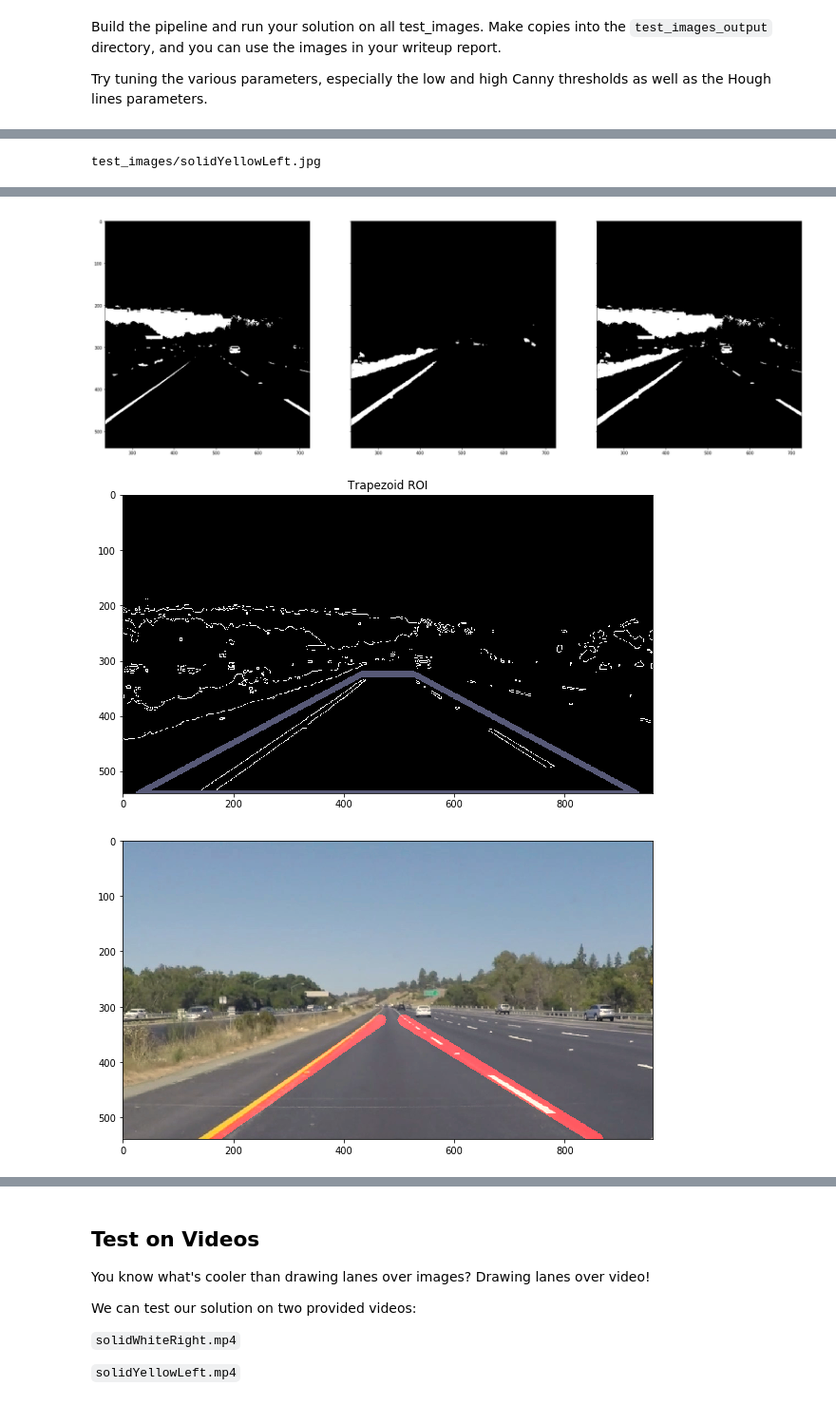
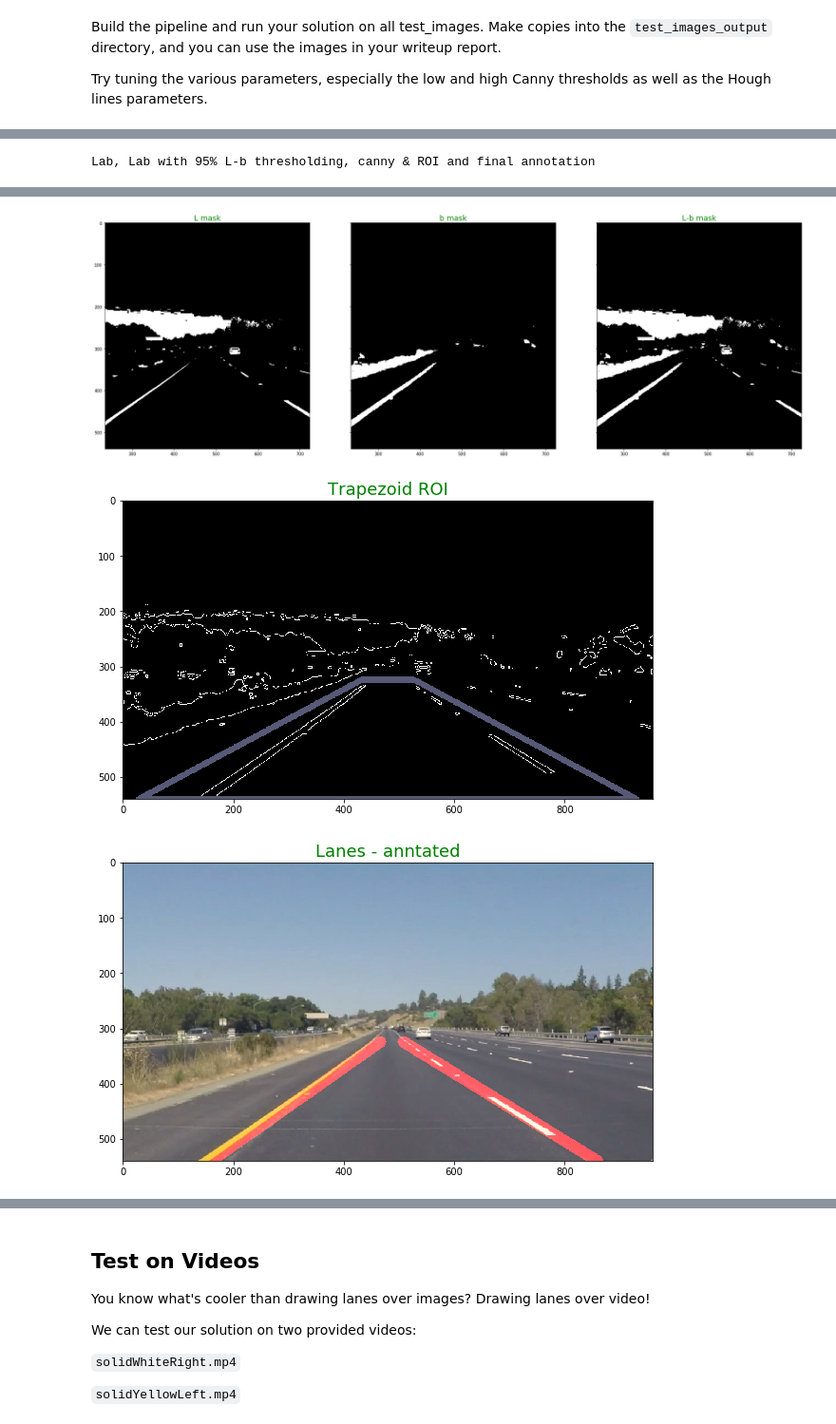
Before and after one commit to shacharm2/CarND-LaneLines-P1, a Jupyter notebook: P1.ipynb, the cells around one changed output, grey strips where cells are left out. Shown at 95% size. Saved outputs shown, nothing was run; the diff lists cells and outputs as text; code cells hidden in the pictures.

```diff
--- a/P1.ipynb
+++ b/P1.ipynb
@@ -250,10 +263,11 @@ from moviepy.editor import VideoFileClip
 
 class Pipeline(object):
 
-    def __init__(self, show=False, save=False):
+    def __init__(self, show=False, save=False, verbose=0):
         self.default_size = (540, 960, 3)
         self.show = show
         self.save = save
+        self.verbose = verbose
 
     @staticmethod
     def white_balance(image):
@@ -320,22 +334,25 @@ class Pipeline(object):
         return score
 
     def lab_images(self, L, a, b, L_mask, b_mask, Lb_mask):
+        if not self.verbose > 0 and (self.show or self.save):
+            return
+
         if self.show:
             f, (ax1, ax2, ax3) = plt.subplots(1, 3, sharey=True, figsize=(30, 10))
             ax1.imshow(L, cmap='bone')
-            ax1.set_title("L channel", color='w')
+            ax1.set_title("L channel", color='g', fontsize=18)
             ax2.imshow(a, cmap='bone')
-            ax2.set_title("a channel", color='w')
+            ax2.set_title("a channel", color='g', fontsize=18)
             ax3.imshow(b, cmap='bone')
-            ax3.set_title("b channel", color='w')
+            ax3.set_title("b channel", color='g', fontsize=18)
 
             f, (ax1, ax2, ax3) = plt.subplots(1, 3, sharey=True, figsize=(30, 10))
             ax1.imshow(L_mask, cmap='bone')
-            ax1.set_title("L mask", color='w')
+            ax1.set_title("L mask", color='g', fontsize=18)
             ax2.imshow(b_mask, cmap='bone')
-            ax2.set_title("b mask", color='w')
+            ax2.set_title("b mask", color='g', fontsize=18)
             ax3.imshow(Lb_mask, cmap='bone')
-            ax3.set_title("L-b mask", color='w')
+            ax3.set_title("L-b mask", color='g', fontsize=18)
 
         if self.save:
             cv2.imwrite('images/L_channel.png', L)
@@ -346,10 +363,10 @@ class Pipeline(object):
             cv2.imwrite('images/b_mask.png', b_mask)
             cv2.imwrite('images/Lb_mask.png', Lb_mask)
 
-    def get_lanes(self, hough_lines, X, Y, angle_deg=45):
+    def get_lanes(self, h_lines, X, Y, angle_deg=45):
         """ inverse y axis, inverse angle"""
 
-        segments = pd.DataFrame([line_[0] for line_ in hough_lines], columns=["x1", "y1", "x2", "y2"])
+        segments = pd.DataFrame([line_[0] for line_ in h_lines], columns=["x1", "y1", "x2", "y2"])
         segments.loc[:, "angle"] = segments.apply(lambda line: np.arctan2(line.y2 - line.y1, line.x2 - line.x1), axis="columns")
         segments[["b", "a"]] = segments.apply(lambda v: pd.Series(np.polyfit((v.x1, v.x2), (v.y1, v.y2), deg=1)), axis=1)
 
@@ -373,8 +390,8 @@ class Pipeline(object):
             filt = ((candidates.angle - avg_angle).abs() < std_angle)
             filt &= ((candidates.a - avg_a).abs() < std_a)
 
+            # if no matching lines were found, revert to best score and match nearest neighbors
             try:
-                # if no matching lines were found, revert to best score and match nearest neighbors
                 if not filt.any():
                     anchor = candidates.loc[candidates[score].argmax()]
                     filt = (candidates.angle - anchor.angle).abs() < np.radians(5)
@@ -412,29 +429,37 @@ class Pipeline(object):
         #             _, L_mask = cv2.threshold(L, 200, 255, cv2.THRESH_BINARY)
         #             _, b_mask = cv2.threshold(b, 150, 255, cv2.THRESH_BINARY)
         # but we require the outlier white and yellow - L + b channels
+        # filter in only 95% percentile and up
         _, L_mask = cv2.threshold(L, np.percentile(L.flatten(), 95), 255, cv2.THRESH_BINARY)
         _, b_mask = cv2.threshold(b, np.percentile(b.flatten(), 95), 255, cv2.THRESH_BINARY)
 
         # combine
         Lb_mask = cv2.bitwise_or(L_mask, b_mask)
 
+        # show/save
         self.lab_images(L, a, b, L_mask, b_mask, Lb_mask)
 
+        # extract edges
         L = gaussian_blur(Lb_mask, 3)
         Lc = self.adaptive_canny(Lb_mask)
 
+        # calc ROI
         bottom_left = [int(0.03 * X), int(1.0 * Y)]
         bottom_right = [int(0.97 * X), int(1.0 * Y)]
         upper_right = [int(0.55 * X), int(0.6 * Y)]
         upper_left = [int(0.45 * X), int(0.6 * Y)]
 
-        if self.show:
+        if self.show and self.verbose > 0:
             lines = [[bottom_left + bottom_right], [bottom_right + upper_right], [upper_right + upper_left], [upper_left + bottom_left]]
             plt.figure(figsize = (10,10))
             _tmp = Lc.copy()
             draw_lines(_tmp, lines, color=[100, 0, 0], thickness=10)
             plt.imshow(_tmp, cmap='bone')
-            plt.title("Trapezoid ROI")
+            plt.title("Trapezoid ROI", color='g', fontsize=18)
+
+            if self.save:
+                cv2.imwrite("images/trapezoid_roi.png", _tmp)
+
             del _tmp
 
         #v = [np.array([bot_left, bot_right, apex_right, apex_left], dtype=np.int32)]
@@ -469,6 +494,7 @@ class Pipeline(object):
         if self.show:
             plt.figure(figsize = (10,10))
             plt.imshow(image, cmap='gray')
+            plt.title("Lanes - anntated", color='g', fontsize=18)
 
         if self.save:
             cv2.imwrite("images/annotated.png",cv2.cvtColor(image, cv2.COLOR_RGB2BGR))
@@ -477,15 +503,14 @@ class Pipeline(object):
 
 
 image_file = os.path.join("test_images", os.listdir("test_images")[3])
-print(image_file)
 image = mpimg.imread(image_file)
 
 
 # video = VideoFileClip('test_videos/challenge.mp4')
 # image = video.get_frame(5.7) # 4.31
+print("Lab, Lab with 95% L-b thresholding, canny & ROI and final annotation")
 
-
-pipeline = Pipeline(show=True, save=True)
+pipeline = Pipeline(show=True, save=True, verbose=1)
 result = pipeline.process(image)
 # %% [output]
-test_images/solidYellowLeft.jpg
+Lab, Lab with 95% L-b thresholding, canny & ROI and final annotation
@@ -493,3 +518,3 @@ test_images/solidYellowLeft.jpg
-[figure, old version]
+[figure, new version]
-[figure, old version]
+[figure, new version]
-[figure, old version]
+[figure, new version]
```
Also changed, not shown: parts of 11 cells of this notebook, 15 other files.
